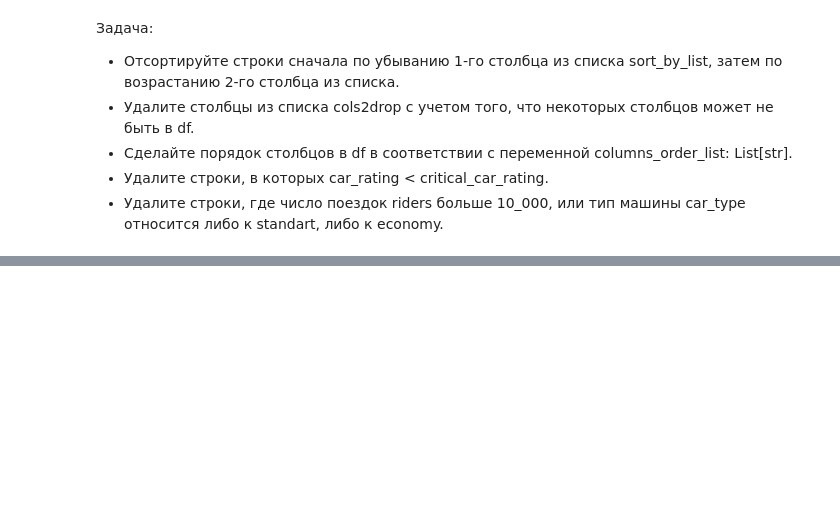
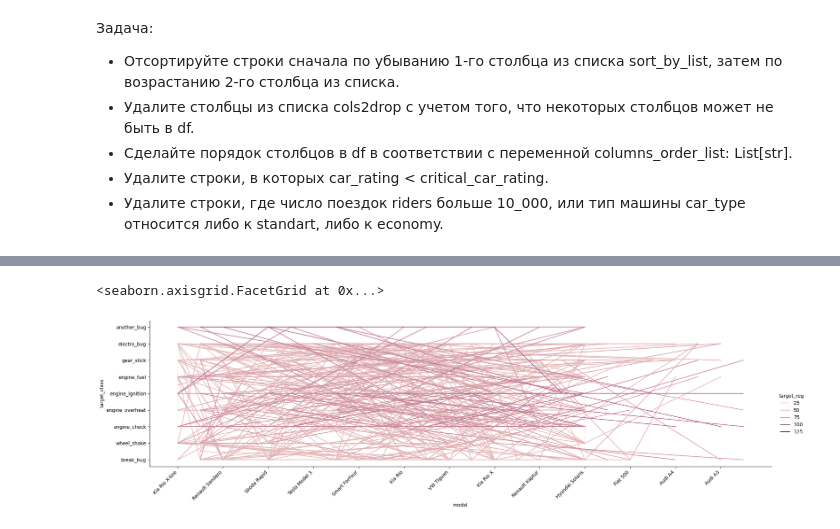
Before and after one commit to dimonpd/Competitive_Data_Science, a Jupyter notebook: notebooks/homework.ipynb, the cells around one changed output, grey strips where cells are left out. Saved outputs shown, nothing was run; the diff lists cells and outputs as text; code cells hidden in the pictures; blank space fills up the shorter version.

```diff
--- a/notebooks/homework.ipynb
+++ b/notebooks/homework.ipynb
@@ -202,0 +452,14 @@ None
+# %%
+g = sns.relplot(
+    data=df,
+    x='model',
+    y='target_class',
+    hue='target_reg',
+    kind='line',
+    aspect=4,
+)
+
+g.set_xticklabels(rotation=45, horizontalalignment='right', step=2)
+# %% [output]
+<seaborn.axisgrid.FacetGrid at 0x...>
+[figure, added]
```
Also changed, not shown: parts of 51 cells of this notebook, 1 other file.
